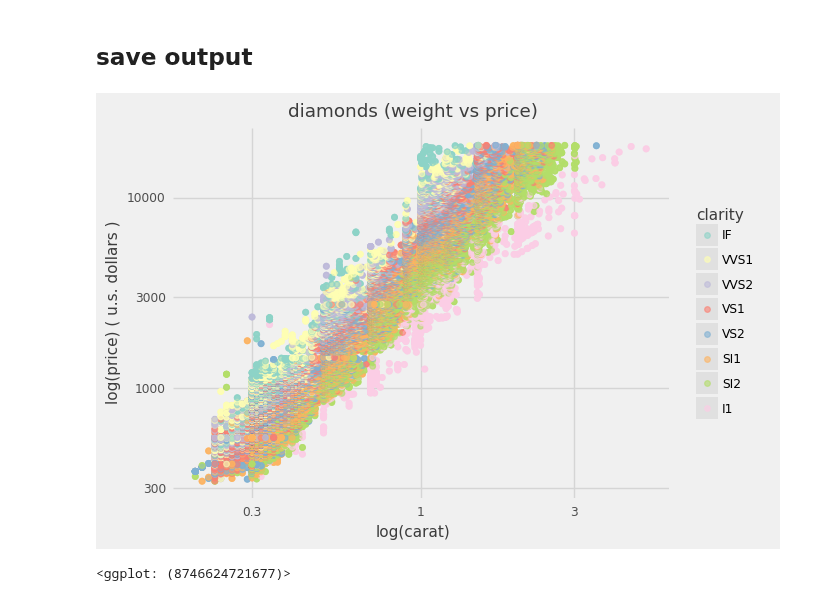
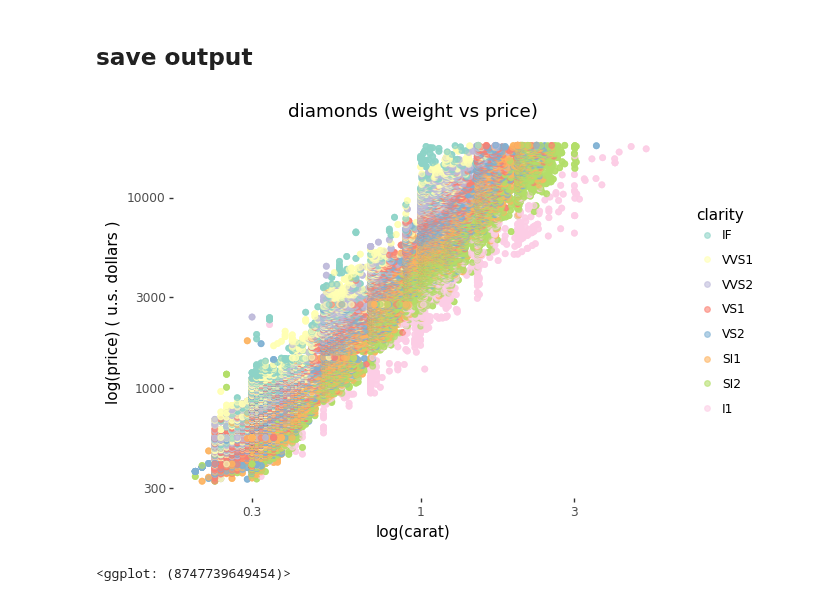
Before and after one commit to usefulmove/code, a Jupyter notebook: python/plotnine/exploratory_data_analysis.ipynb, the cells around one changed output. Cells and saved outputs as stored; diff of their text form; code cells hidden in the pictures.

```diff
--- a/python/plotnine/exploratory_data_analysis.ipynb
+++ b/python/plotnine/exploratory_data_analysis.ipynb
@@ -118,23 +97,23 @@ p.save(filename="/content/gdrive/MyDrive/data/figure_one.png", height=6, width=8
 # %%
 from plotnine.scales.scale_xy import scale_x_log10, scale_y_log10
 from plotnine.scales import scale_fill_brewer, scale_color_brewer
-from plotnine.themes import theme_538
+from plotnine.themes import theme_tufte
 
 clarity_list = ["IF", "VVS1", "VVS2", "VS1", "VS2", "SI1", "SI2", "I1"]
 
 p = (ggplot(diamonds)
     + aes(x="carat", y="price", color="clarity", fill="clarity")
     + geom_point(size=1.8, alpha=0.6)
     + scale_x_log10()
     + scale_y_log10()
     + labs(title="diamonds (weight vs price)", y="log(price) ( u.s. dollars )", x="log(carat)")
     + scale_fill_brewer(type="qual", palette="Set3", limits=clarity_list)
     + scale_color_brewer(type="qual", palette="Set3", limits=clarity_list)
-    + theme_538()
+    + theme_tufte()
     )
 p
 # %% [output]
-[figure, old version]
+[figure, new version]
-<ggplot: (8746624721677)>
+<ggplot: (8747739649454)>
 # %%
 from plotnine import geom_bar
```
Also changed, not shown: parts of 7 cells of this notebook.
